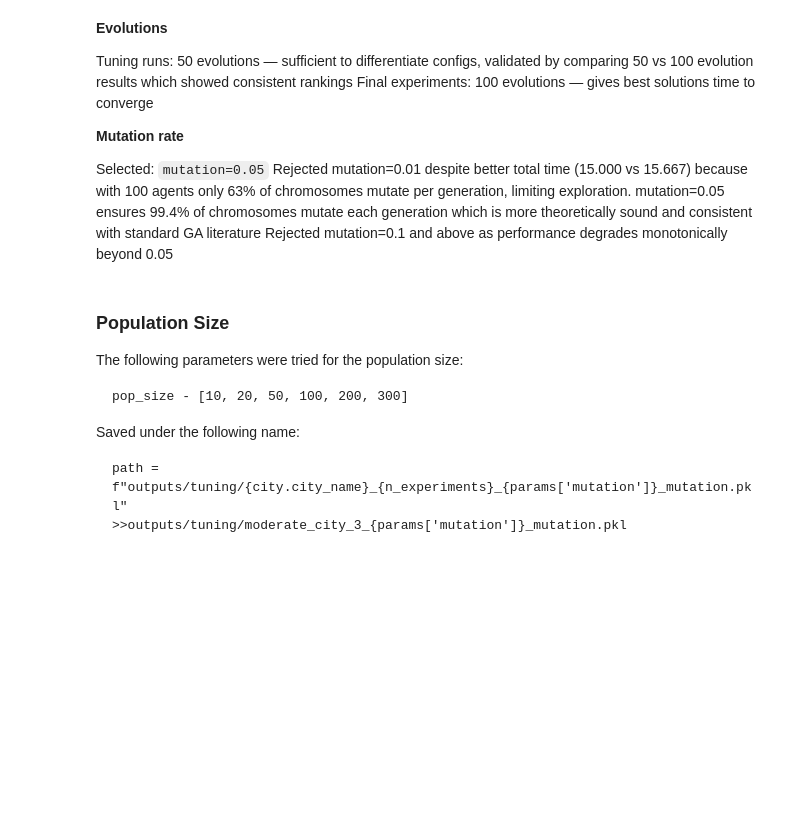
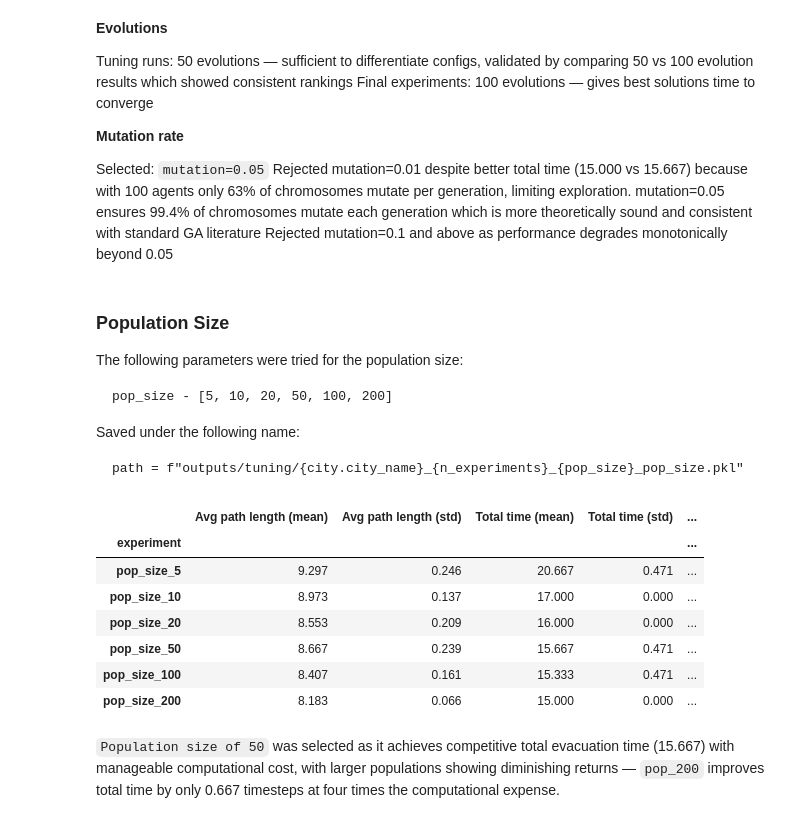
Before and after one commit to lpow311/dissertation, a Jupyter notebook: 2_genetic_algorithm_hyperparams.ipynb, the cells around one changed output. Cells and saved outputs as stored; diff of their text form; code cells hidden in the pictures; blank space fills up the shorter version.

Commit message:
population size done.

````diff
--- a/2_genetic_algorithm_hyperparams.ipynb
+++ b/2_genetic_algorithm_hyperparams.ipynb
@@ -274,11 +276,36 @@ Rejected mutation=0.1 and above as performance degrades monotonically beyond 0.0
 ### Population Size
 The following parameters were tried for the population size:
 ```
-pop_size - [10, 20, 50, 100, 200, 300]
+pop_size - [5, 10, 20, 50, 100, 200]
 ```
 
 Saved under the following name:
 ```
-path = f"outputs/tuning/{city.city_name}_{n_experiments}_{params['mutation']}_mutation.pkl"
->>outputs/tuning/moderate_city_3_{params['mutation']}_mutation.pkl
+path = f"outputs/tuning/{city.city_name}_{n_experiments}_{pop_size}_pop_size.pkl"
 ```
+# %%
+pop_size_filepaths = {
+    "pop_size_5": "outputs/tuning/moderate_city_3_5_pop_size.pkl",
+    "pop_size_10": "outputs/tuning/moderate_city_3_10_pop_size.pkl",
+    "pop_size_20": "outputs/tuning/moderate_city_3_20_pop_size.pkl",
+    "pop_size_50": "outputs/tuning/moderate_city_3_50_pop_size.pkl",
+    "pop_size_100": "outputs/tuning/moderate_city_3_100_pop_size.pkl",
+    "pop_size_200": "outputs/tuning/moderate_city_3_200_pop_size.pkl",
+}
+
+df_pop_size = compare_experiments(pop_size_filepaths)
+# df_pop_size[['Avg path length (mean)', 'Total time (mean)', 'Average time (mean)', 'Congestion index (mean)',
+#     'Avg Congestion delay (mean)', 'Exit utilisation (mean)', 'Avg Path Efficiency (mean)']
+#            ].sort_values('Total time (mean)')
+df_pop_size
+# %% [output]
+|  | Avg path length (mean) | Avg path length (std) | Total time (mean) | Total time (std) | ... |
+| experiment |  |  |  |  | ... |
+| pop_size_5 | 9.297 | 0.246 | 20.667 | 0.471 | ... |
+| pop_size_10 | 8.973 | 0.137 | 17.000 | 0.000 | ... |
+| pop_size_20 | 8.553 | 0.209 | 16.000 | 0.000 | ... |
+| pop_size_50 | 8.667 | 0.239 | 15.667 | 0.471 | ... |
+| pop_size_100 | 8.407 | 0.161 | 15.333 | 0.471 | ... |
+| pop_size_200 | 8.183 | 0.066 | 15.000 | 0.000 | ... |
+# %% [markdown]
+`Population size of 50` was selected as it achieves competitive total evacuation time (15.667) with manageable computational cost, with larger populations showing diminishing returns — `pop_200` improves total time by only 0.667 timesteps at four times the computational expense.
````
Also changed, not shown: parts of 1 cell of this notebook, 8 other files.
